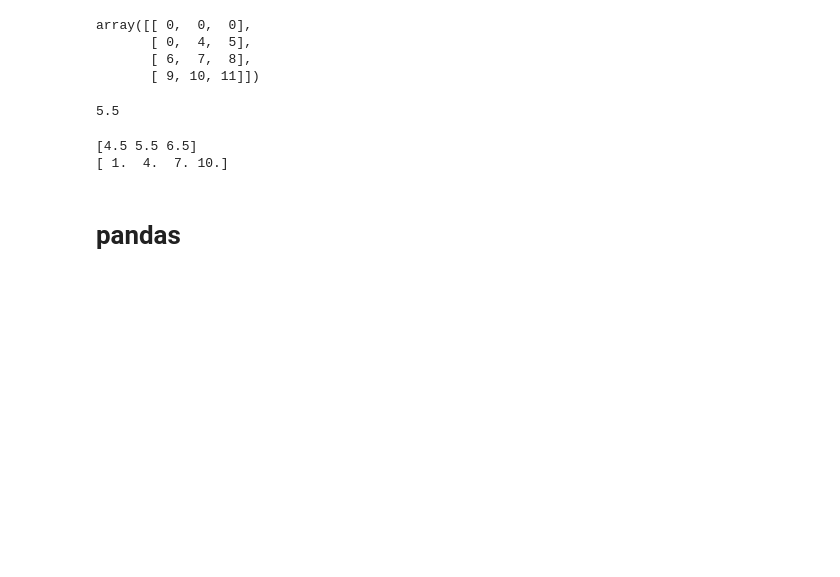
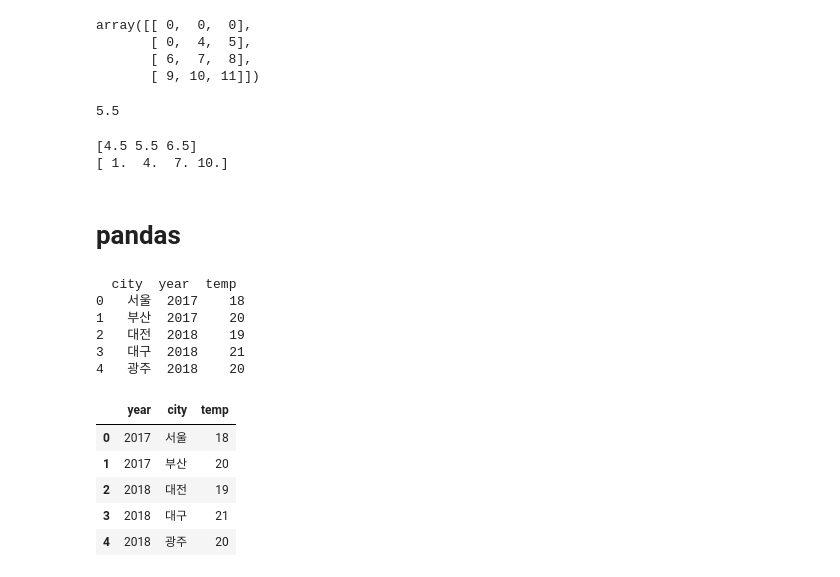
Before and after one commit to MATHKIMS/DSAC_license, a Jupyter notebook: [DSAC_2주차]gg_03_[2주차_(2)]_numpy와_pandas.ipynb, the cells around one changed output. Drawn from its saved outputs; the diff is of its cells as text; code cells hidden in the pictures; blank space fills up the shorter version.

```diff
--- a/[DSAC_2주차]gg_03_[2주차_(2)]_numpy와_pandas.ipynb
+++ b/[DSAC_2주차]gg_03_[2주차_(2)]_numpy와_pandas.ipynb
@@ -109,0 +114,23 @@ print(data.mean(axis=1)) #행방향 평균
+# %%
+dic={'city':['서울','부산','대전','대구','광주'],
+     'year':[2017,2017,2018,2018,2018],
+     'temp':[18,20,19,21,20]} #딕셔너리 정의
+
+data=pd.DataFrame(dic) # 데이터프레임화
+print(data)
+# %% [output]
+  city  year  temp
+0   서울  2017    18
+1   부산  2017    20
+2   대전  2018    19
+3   대구  2018    21
+4   광주  2018    20
+# %%
+data[['year','city','temp']] #데이터프레임의 열의 위치를 바꿀땐 그냥 조건을 넣어주면 바뀜
+# %% [output]
+|  | year | city | temp |
+| 0 | 2017 | 서울 | 18 |
+| 1 | 2017 | 부산 | 20 |
+| 2 | 2018 | 대전 | 19 |
+| 3 | 2018 | 대구 | 21 |
+| 4 | 2018 | 광주 | 20 |
```
Also changed, not shown: parts of 32 cells of this notebook.
